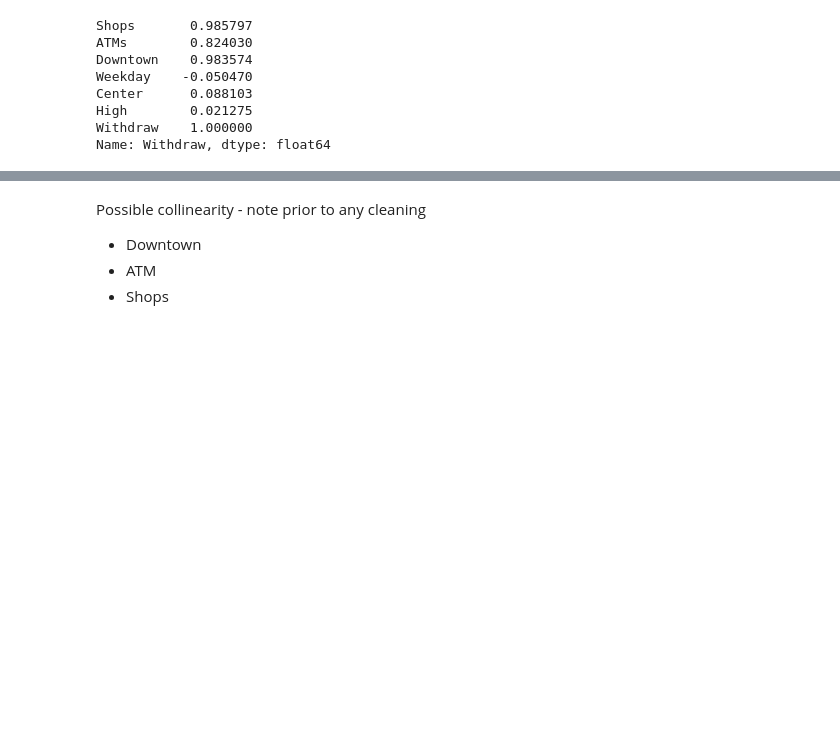
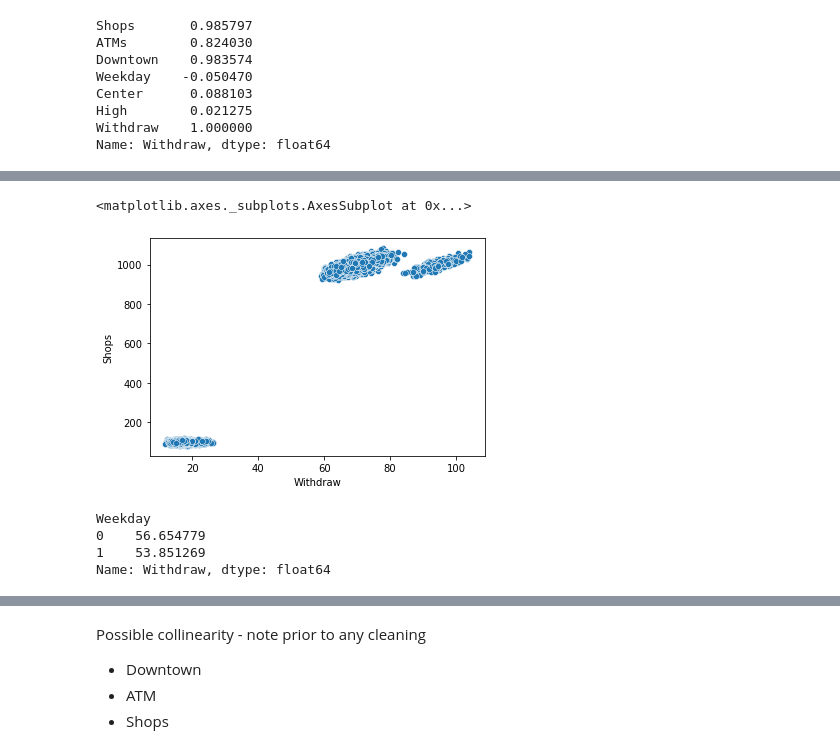
Before and after one commit to ekg-21/econ3203_Y, a Jupyter notebook: group_ass.ipynb, the cells around one changed output, grey strips where cells are left out. Cells and saved outputs as stored; diff of their text form; code cells hidden in the pictures; blank space fills up the shorter version.

Commit message:
Replace group_ass.pynb file

```diff
--- a/group_ass.ipynb
+++ b/group_ass.ipynb
@@ -93,0 +139,13 @@ sns.heatmap(ATM_data.corr(),  cmap='PiYG', center=0, annot=True)
+# %%
+sns.scatterplot(x = "Withdraw", y = "Shops", data = ATM_data)
+# %% [output]
+<matplotlib.axes._subplots.AxesSubplot at 0x...>
+[figure, added]
+# %%
+by_week = ATM_data.groupby(ATM_data['Weekday'])['Withdraw'].mean()
+by_week
+# %% [output]
+Weekday
+0    56.654779
+1    53.851269
+Name: Withdraw, dtype: float64
```
Also changed, not shown: parts of 27 cells of this notebook.
